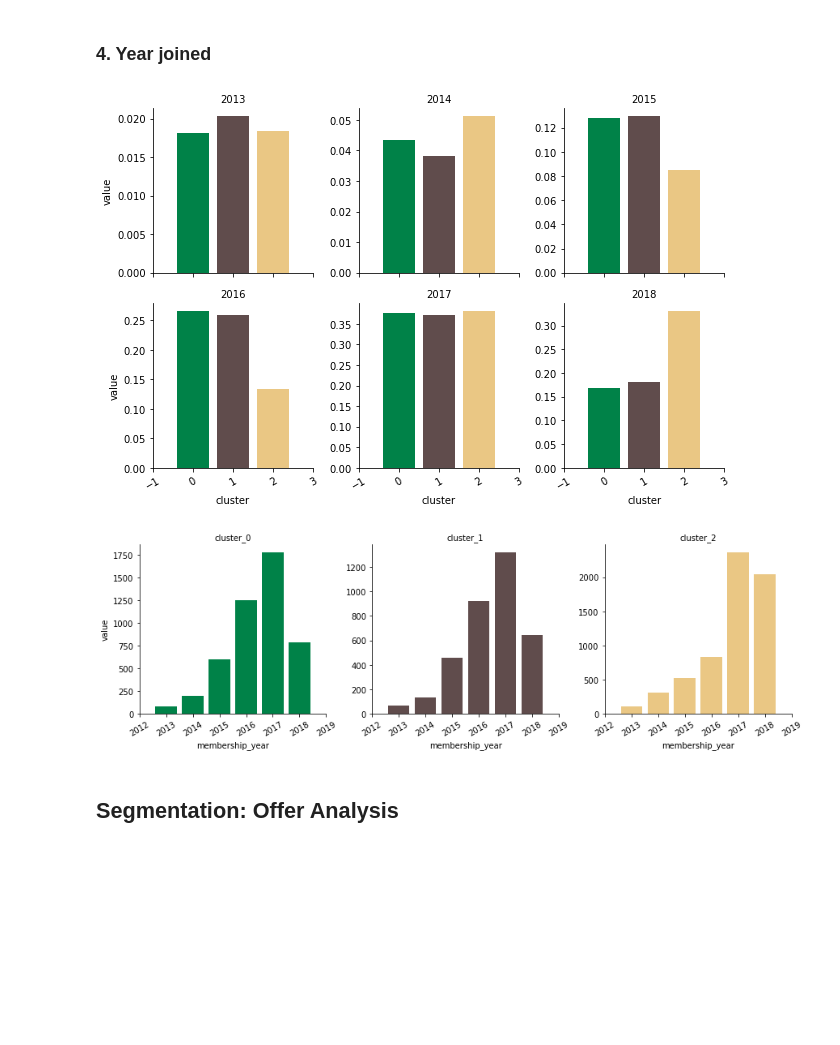
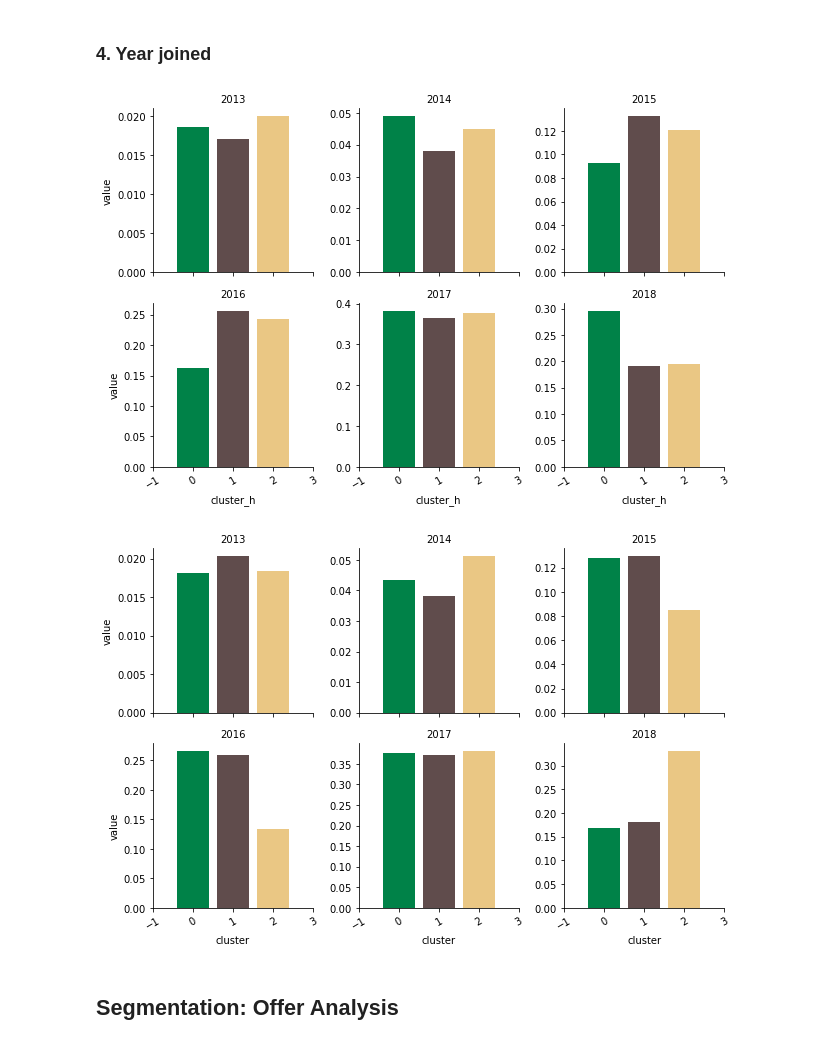
Before and after one commit to Arjunar92/Starbucks_Customer_Segmentation_Project, a Jupyter notebook: Starbucks_Customer_Segmentation.ipynb, the cells around one changed output. Saved outputs shown, nothing was run; the diff lists cells and outputs as text; code cells hidden in the pictures; blank space fills up the shorter version.

```diff
--- a/Starbucks_Customer_Segmentation.ipynb
+++ b/Starbucks_Customer_Segmentation.ipynb
@@ -478,7 +478,7 @@ rfm_df.to_csv("rfm.csv")
 #Import the profile_offer data from data engineering note
 
 profile_offer = pd.read_csv('profile_offer.csv')
-#profile_offer = profile_offer.iloc[:,1:]
+profile_offer = profile_offer.iloc[:,1:]
 # %%
 profile_offer
 # %% [output]
@@ -945,11 +963,13 @@ df = plot_data_sum(cluster,segment_analysis,  groupby = 'customer_income_range',
 ### 4. Year joined
 # %%
 rfm_year = segment_analysis[['customer_id','2013', '2014', '2015', '2016', '2017', '2018']]
+df = plot_data(rfm_year,segment_analysis,  groupby = 'cluster_h',palette =4,col_wrap=3,height=3,label_rotation =30)
+#df = plot_data_sum(cluster,segment_analysis,  groupby = 'membership_year',palette =6,col_wrap=25,height=4,label_rotation =30)
+
 df = plot_data(rfm_year,segment_analysis,  groupby = 'cluster',palette =4,col_wrap=3,height=3,label_rotation =30)
-df = plot_data_sum(cluster,segment_analysis,  groupby = 'membership_year',palette =6,col_wrap=25,height=4,label_rotation =30)
 # %% [output]
-[figure, old version]
+[figure, new version]
-[figure, old version]
+[figure, new version]
 # %% [markdown]
 ## Segmentation: Offer Analysis
 # %%
```
Also changed, not shown: parts of 22 cells of this notebook, 2 other files.
